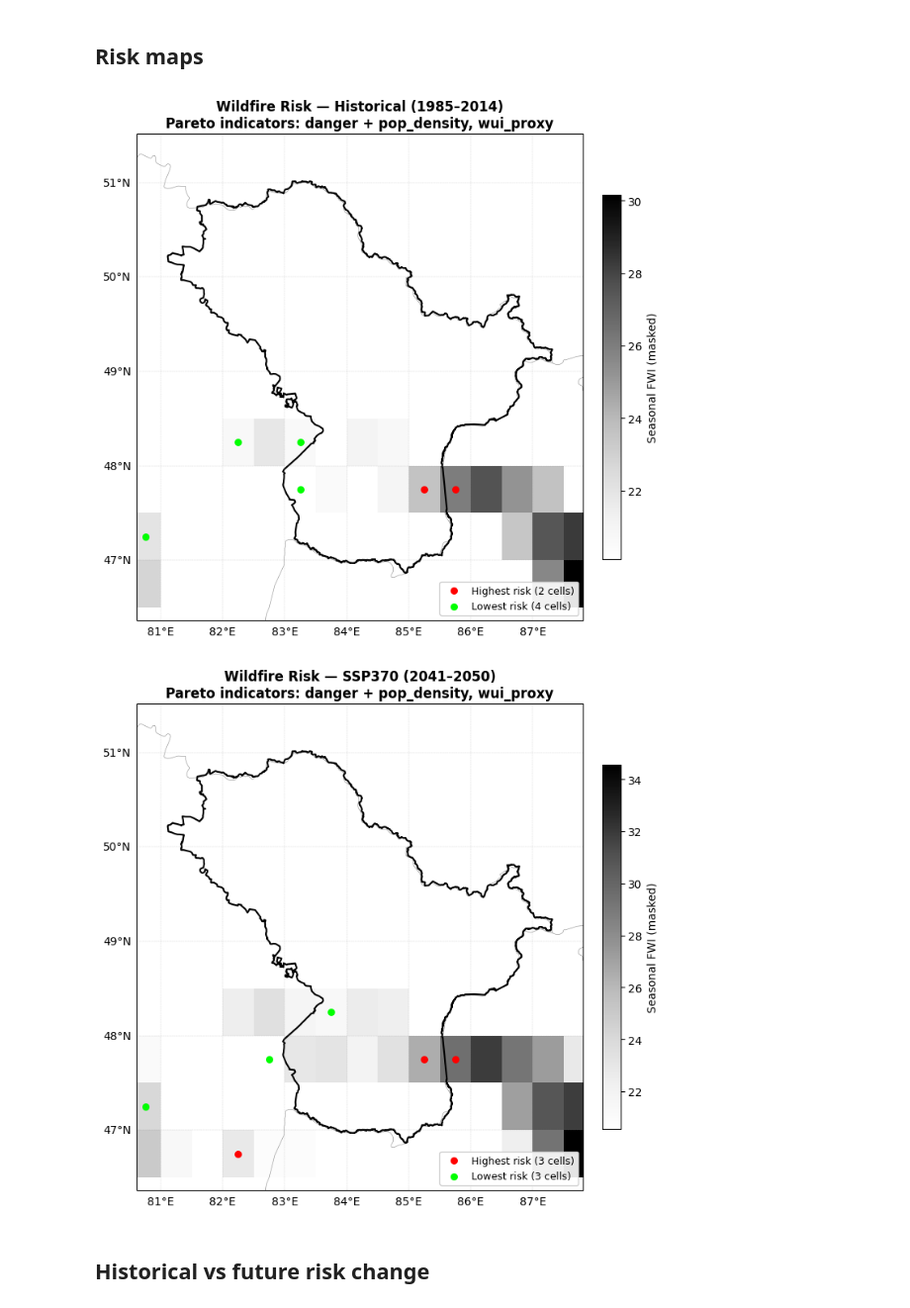
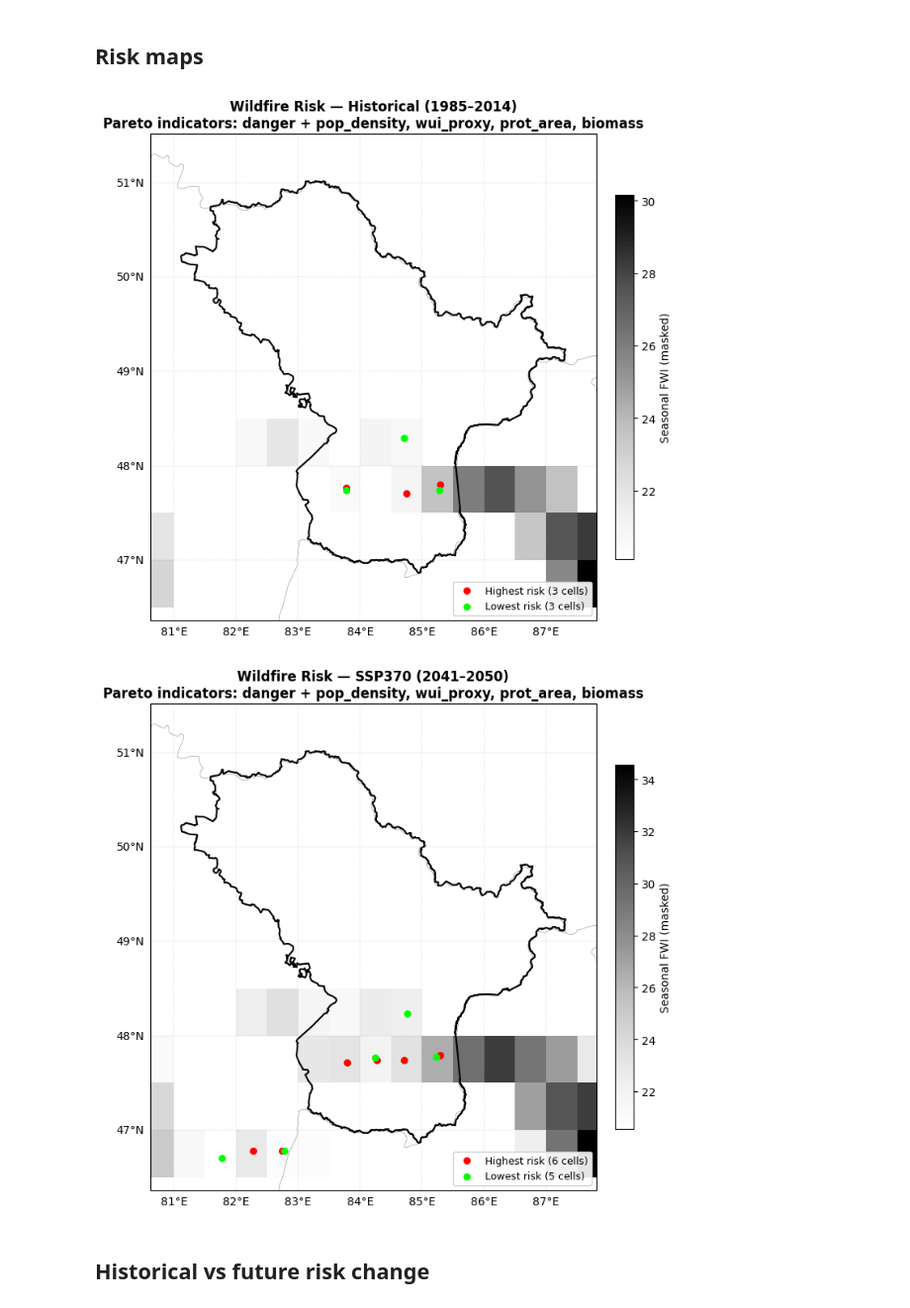
Before and after one commit to Zeveow11/climaax-kazakhstan, a Jupyter notebook: crabook/notebooks/workflows/FIRE/02_wildfire_FWI/FWI_Risk_Assessment.ipynb, the cells around one changed output. Shown at 99% size. Drawn from its saved outputs; the diff is of its cells as text; code cells hidden in the pictures.

```diff
--- a/crabook/notebooks/workflows/FIRE/02_wildfire_FWI/FWI_Risk_Assessment.ipynb
+++ b/crabook/notebooks/workflows/FIRE/02_wildfire_FWI/FWI_Risk_Assessment.ipynb
@@ -472,9 +481,10 @@ Place the `.tif` files in `data/vulnerability/esa_biomass/`.
 
 If files are not present, this layer is **skipped** from the Pareto analysis.
 # %%
-biomass_dir   = vuln_dir / 'esa_biomass'
+biomass_dir   = data_dir / 'ESA_CCI_biomass'
 biomass_dir.mkdir(exist_ok=True)
-biomass_tiles = list(biomass_dir.glob('*.tif'))
+biomass_tiles = [p for p in biomass_dir.glob('*.tif*')
+                 if 'AGB-MERGED' in p.name and 'AGB_SD' not in p.name]
 biomass_da    = None
 
 if biomass_tiles:
@@ -487,20 +497,18 @@ if biomass_tiles:
         bio_merged = bio_arrays[0].squeeze()
     bio_merged.rio.write_crs('EPSG:4326', inplace=True)
 
-    bio_grid = raster_to_fwi_grid(
-        biomass_tiles[0] if len(biomass_tiles) == 1 else None,
-        lats, lons,
-        resampling=Resampling.average,
-        clip_bbox=bbox
-    ) if len(biomass_tiles) == 1 else None
+    grids = []
+    for p in biomass_tiles:
+        try:
+            g = raster_to_fwi_grid(p, lats, lons,
+                                    resampling=Resampling.average,
+                                    clip_bbox=bbox)
+            grids.append(g)
+        except Exception as e:
+            print(f'  Skipping {p.name}: {e}')
 
-    if bio_grid is None:
-        # Multi-tile: save merged then aggregate
-        merged_path = biomass_dir / 'biomass_merged.tif'
-        bio_merged.rio.to_raster(merged_path)
-        bio_grid = raster_to_fwi_grid(merged_path, lats, lons,
-                                       resampling=Resampling.average,
-                                       clip_bbox=bbox)
+    stack    = np.stack(grids, axis=0)
+    bio_grid = np.nanmean(stack, axis=0)
 
     biomass_da = xr.DataArray(bio_grid, dims=['lat', 'lon'],
                                coords={'lat': lats, 'lon': lons},
@@ -676,9 +687,6 @@ Running Pareto analysis...
 # %%
 def plot_risk_map(fwi_arr, hi_df, lo_df, lats, lons, boundary_gdf,
                   title, save_path=None):
-    """
-    Plot fire danger (grey raster) with highest/lowest risk cells overlaid.
-    """
     fig, ax = plt.subplots(figsize=(12, 7),
                            subplot_kw={'projection': ccrs.PlateCarree()})
     ax.set_extent([LON_MIN, LON_MAX, LAT_MIN, LAT_MAX],
@@ -692,12 +700,19 @@ def plot_risk_map(fwi_arr, hi_df, lo_df, lats, lons, boundary_gdf,
     plt.colorbar(mesh, ax=ax, orientation='vertical', pad=0.02,
                   shrink=0.75, label='Seasonal FWI (masked)')
 
+    rng = np.random.default_rng(42)
+    jitter = 0.05
+
     if hi_df is not None and len(hi_df):
-        ax.scatter(hi_df['lon'], hi_df['lat'], s=30, color='red',
+        ax.scatter(hi_df['lon'] + rng.uniform(-jitter, jitter, len(hi_df)),
+                   hi_df['lat'] + rng.uniform(-jitter, jitter, len(hi_df)),
+                   s=30, color='red',
                    label=f'Highest risk ({len(hi_df)} cells)',
                    transform=ccrs.PlateCarree(), zorder=3)
     if lo_df is not None and len(lo_df):
-        ax.scatter(lo_df['lon'], lo_df['lat'], s=30, color='lime',
+        ax.scatter(lo_df['lon'] + rng.uniform(-jitter, jitter, len(lo_df)),
+                   lo_df['lat'] + rng.uniform(-jitter, jitter, len(lo_df)),
+                   s=30, color='lime',
                    label=f'Lowest risk ({len(lo_df)} cells)',
                    transform=ccrs.PlateCarree(), zorder=3)
 
@@ -705,35 +720,35 @@ def plot_risk_map(fwi_arr, hi_df, lo_df, lats, lons, boundary_gdf,
                                 color='black', linewidth=1.5)
 
     gl = ax.gridlines(draw_labels=True, linewidth=0.3,
                        color='gray', alpha=0.4, linestyle='--')
     gl.top_labels = gl.right_labels = False
     ax.legend(loc='lower right', fontsize=9, framealpha=0.9)
     ax.set_title(title, fontsize=12, fontweight='bold')
     plt.tight_layout()
     if save_path:
         plt.savefig(save_path, dpi=150, bbox_inches='tight')
     plt.show()
     plt.close()
 
 
 plot_risk_map(
     fwi_hist_masked.values, hi_hist, lo_hist,
     lats, lons, eko_dissolved,
     title=(f'Wildfire Risk — Historical ({HIST_START}–{HIST_END})\n'
            f'Pareto indicators: danger + {", ".join(vuln_vars)}'),
     save_path=results_dir / f'{region_id}_FireRisk_hist.png'
 )
 
 plot_risk_map(
     fwi_fut_masked.values, hi_fut, lo_fut,
     lats, lons, eko_dissolved,
     title=(f'Wildfire Risk — {FUTURE_SCENARIO.upper()} ({FUTURE_START}–{FUTURE_END})\n'
            f'Pareto indicators: danger + {", ".join(vuln_vars)}'),
     save_path=results_dir / f'{region_id}_FireRisk_{FUTURE_SCENARIO}.png'
 )
 # %% [output]
-[figure, old version]
+[figure, new version]
-[figure, old version]
+[figure, new version]
 # %% [markdown]
 ## Historical vs future risk change
 # %%
```
Also changed, not shown: parts of 15 cells of this notebook, 29 other files.
